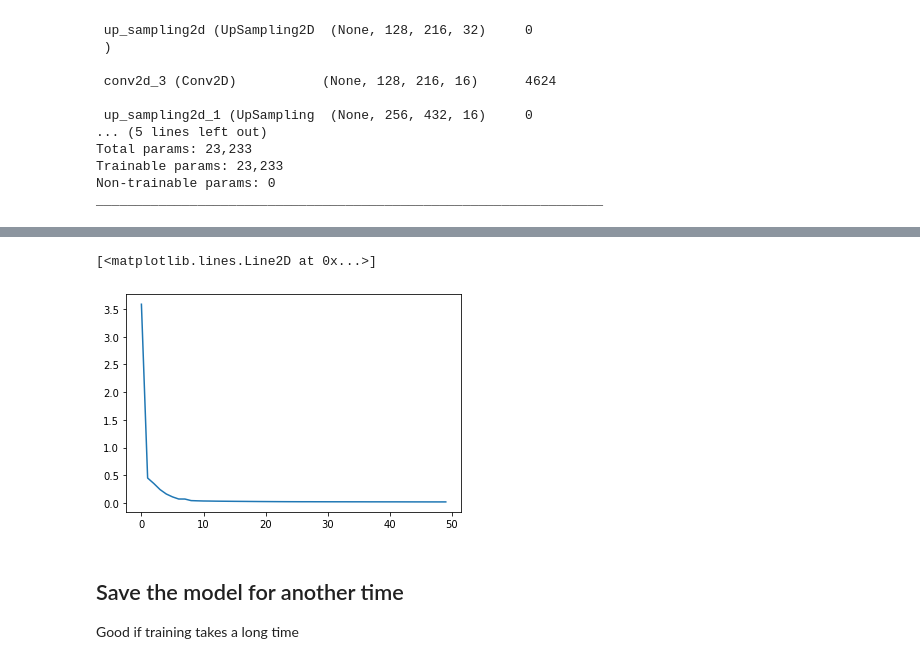
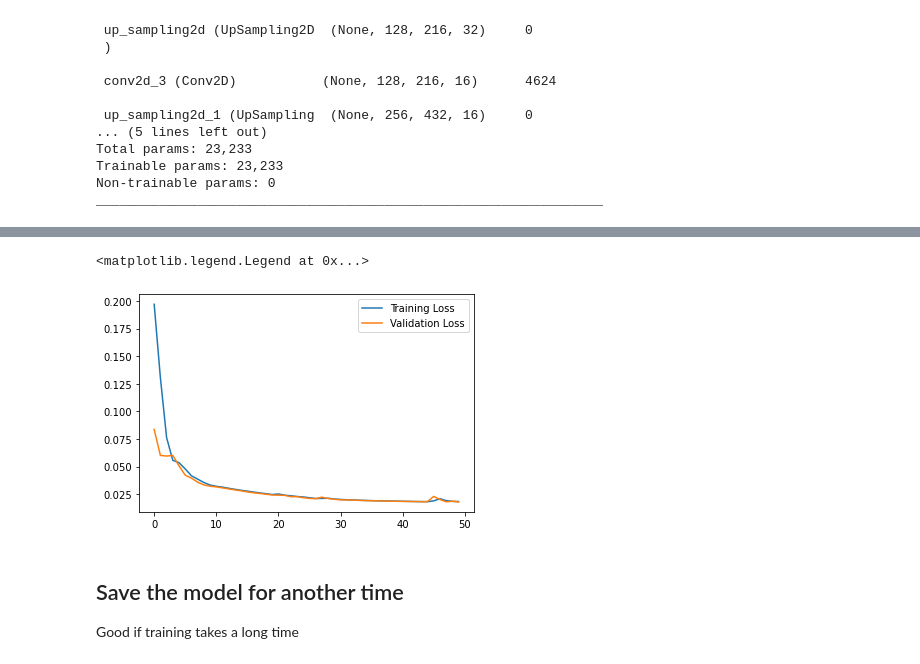
Before and after one commit to Ekhao/ToyADMOSTinyAutoencoder, a Jupyter notebook: TinyMLAutoencoderForToyADMOS.ipynb, the cells around one changed output, grey strips where cells are left out. Drawn from its saved outputs; the diff is of its cells as text; code cells hidden in the pictures.

Commit message:
made validation and test sets

```diff
--- a/TinyMLAutoencoderForToyADMOS.ipynb
+++ b/TinyMLAutoencoderForToyADMOS.ipynb
@@ -68,0 +72,10 @@ plt.colorbar(format="%+2.f")
+# %%
+shuffled_normal_magnitudes = tf.random.shuffle(normal_magnitudes)
+
+training_magnitudes = shuffled_normal_magnitudes[:int(NUMBER_OF_NORMAL_FILES*0.6)]
+validation_magnitudes = shuffled_normal_magnitudes[int(NUMBER_OF_NORMAL_FILES*0.6):int(NUMBER_OF_NORMAL_FILES*0.8)]
+test_magnitudes = shuffled_normal_magnitudes[int(NUMBER_OF_NORMAL_FILES*0.8):]
+
+test_magnitudes = tf.concat([test_magnitudes, anomalous_magnitudes], axis=0)
+
+print(len(training_magnitudes), "-", len(validation_magnitudes), "-", len(test_magnitudes))
@@ -77,10 +92,12 @@ TensorShape([100, 256, 431])
 We need to add a new dimension to the datasets to be able to work with tensorflows convolutions that expect dimensions that would normally be present in an image (dataset_dimension, x, y, channels)
 # %%
 training_magnitudes_4D = training_magnitudes[..., tf.newaxis]
+validation_magnitudes_4D = validation_magnitudes[..., tf.newaxis]
 test_magnitudes_4D = test_magnitudes[..., tf.newaxis]
 
 # We pad the spectrograms to multiples of 4 to make max pooling and upsampling result in the same shape
 x_train = tf.keras.layers.ZeroPadding2D(padding=((0,0),(1,0)))(training_magnitudes_4D)
+x_validate = tf.keras.layers.ZeroPadding2D(padding=((0,0),(1,0)))(validation_magnitudes_4D)
 x_test = tf.keras.layers.ZeroPadding2D(padding=((0,0),(1,0)))(test_magnitudes_4D)
 
 x_train.shape
@@ -97,11 +114,12 @@ max_value = tf.reduce_max(x_train)
 
 # Apply shift
 x_train = tf.math.subtract(x_train, min_value)
+x_validate = tf.math.subtract(x_validate, min_value)
 x_test = tf.math.subtract(x_test, min_value)
 
 # Apply scale
-
 x_train = x_train / max_value
+x_validate = x_validate / max_value
 x_test = x_test / max_value
 # %% [markdown]
 ## Defining the model
@@ -172,5 +190,5 @@ conv_autoencoder = tf.keras.Model(inputs=encoder.input, outputs=decoder(encoder.
 # %%
 conv_autoencoder.compile(optimizer=tf.keras.optimizers.Adam(), loss=tf.keras.losses.MeanSquaredError())
 # %%
-history = conv_autoencoder.fit(x_train, x_train, epochs=50)
+history = conv_autoencoder.fit(x_train, x_train, validation_data=(x_validate, x_validate), epochs=50)
 # %% [output]
@@ -196,8 +215,10 @@ Epoch 50/50
 # %%
 plt.plot(history.history["loss"], label="Training Loss")
+plt.plot(history.history["val_loss"], label="Validation Loss")
+plt.legend()
 # %% [output]
-[<matplotlib.lines.Line2D at 0x...>]
+<matplotlib.legend.Legend at 0x...>
-[figure, old version]
+[figure, new version]
 # %% [markdown]
 ## Save the model for another time
 Good if training takes a long time
```
Also changed, not shown: parts of 23 cells of this notebook.
